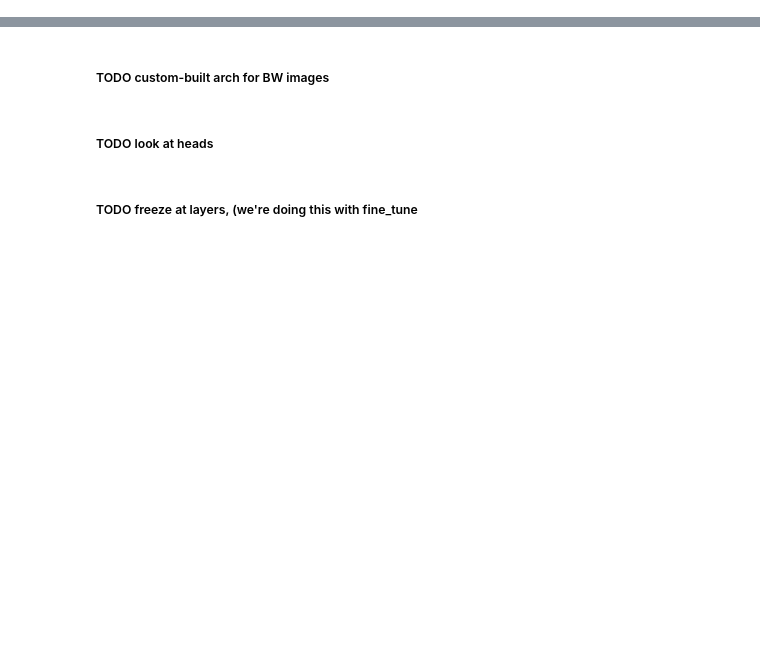
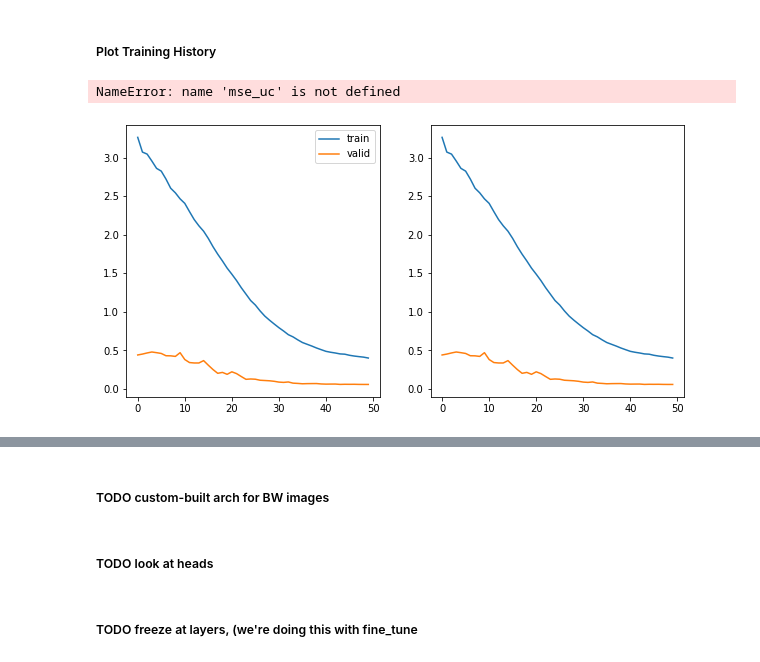
Before and after one commit to sutt/fastai-tutorial, a Jupyter notebook: tut_multitask_3.ipynb, the cells around one changed output, grey strips where cells are left out. Drawn from its saved outputs; the diff is of its cells as text; code cells hidden in the pictures; blank space fills up the shorter version.

```diff
--- a/tut_multitask_3.ipynb
+++ b/tut_multitask_3.ipynb
@@ -17,0 +143,15 @@ from module.mnist_helpers import build_df, eda_fig_1
+# %% [markdown]
+##### Plot Training History
+# %%
+fig, ax = plt.subplots(1,2,figsize=(10,5))
+ax[0].plot(train_history['train_loss'])
+ax[0].plot(train_history['valid_loss']);
+ax[0].legend(['train','valid']);
+ax[1].plot(train_history['train_loss'])
+ax[1].plot(train_history['valid_loss']);
+baseline_err = sum(mse_uc)/len(mse_uc)
+ax[1].hlines(baseline_err, *ax[1].get_xlim(), linestyle='--')
+ax[1].legend(['train','valid', 'baseline err']);
+# %% [output]
+NameError: name 'mse_uc' is not defined
+[figure, added]
```
Also changed, not shown: parts of 21 cells of this notebook, 6 other files.
